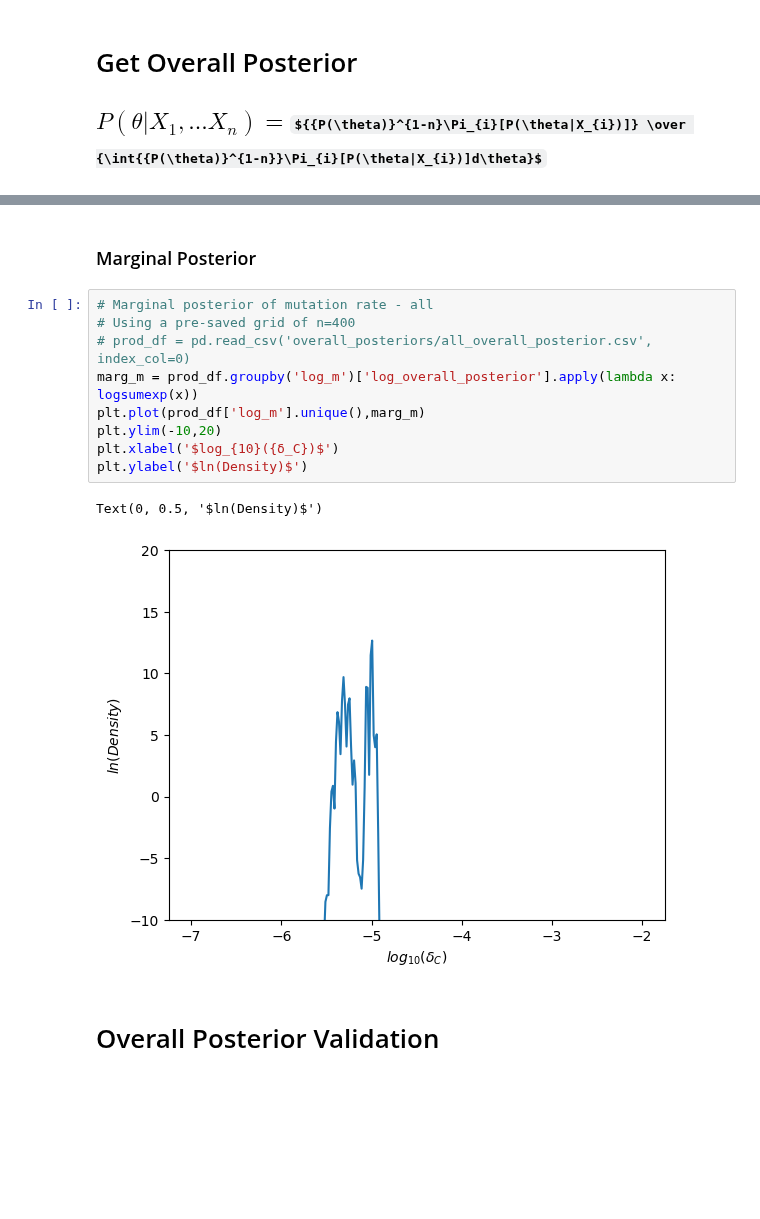
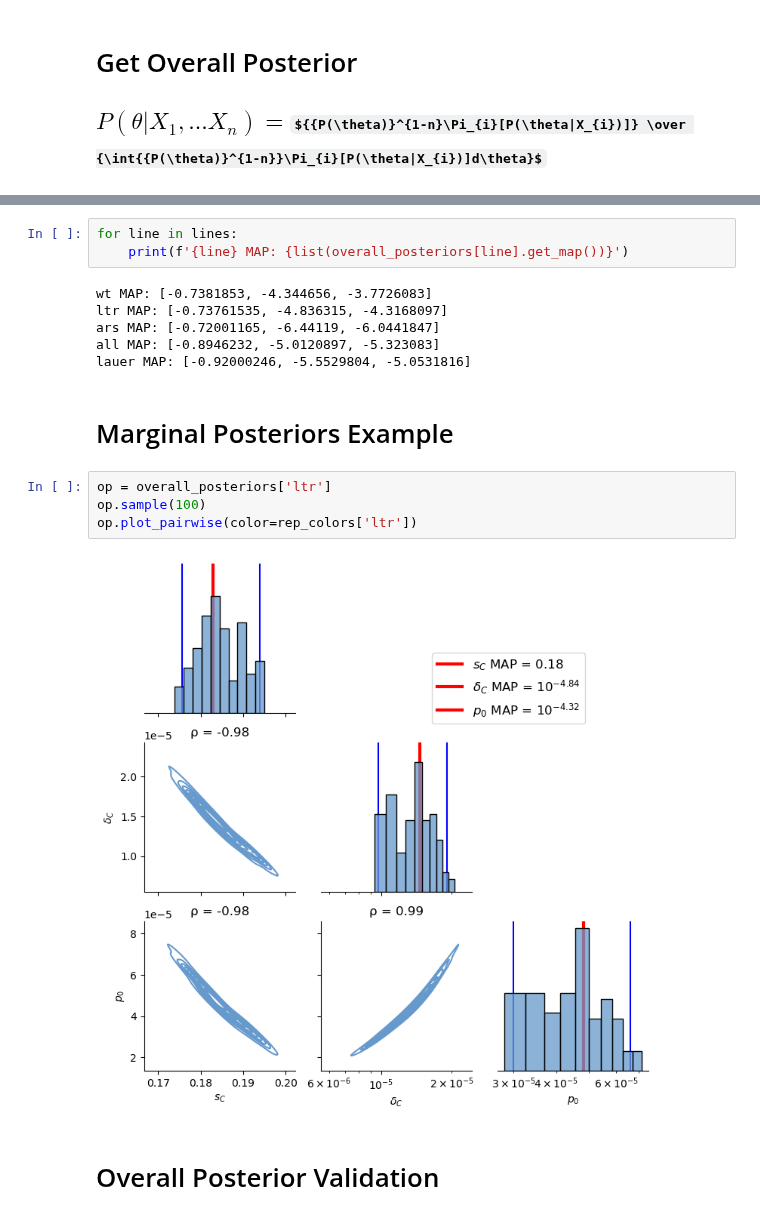
Before and after one commit to yoavram-lab/chuong_et_al, a Jupyter notebook: Overall Posterior.ipynb, the cells around one changed output, grey strips where cells are left out. Drawn from its saved outputs; the diff is of its cells as text; some formulas as TeX source; blank space fills up the shorter version.

```diff
--- a/Overall Posterior.ipynb
+++ b/Overall Posterior.ipynb
@@ -104,17 +40,20 @@ Wall time: 33min 9s
+# %%
+for line in lines:
+    print(f'{line} MAP: {list(overall_posteriors[line].get_map())}')
+# %% [output]
+wt MAP: [-0.7381853, -4.344656, -3.7726083]
+ltr MAP: [-0.73761535, -4.836315, -4.3168097]
+ars MAP: [-0.72001165, -6.44119, -6.0441847]
+all MAP: [-0.8946232, -5.0120897, -5.323083]
+lauer MAP: [-0.92000246, -5.5529804, -5.0531816]
 # %% [markdown]
-### Marginal Posterior
+# Marginal Posteriors Example
-# %%
-# Marginal posterior of mutation rate - all
-# Using a pre-saved grid of n=400
-# prod_df = pd.read_csv('overall_posteriors/all_overall_posterior.csv', index_col=0)
-marg_m = prod_df.groupby('log_m')['log_overall_posterior'].apply(lambda x: logsumexp(x))
-plt.plot(prod_df['log_m'].unique(),marg_m)
-plt.ylim(-10,20)
-plt.xlabel('$log_{10}({δ_C})$')
-plt.ylabel('$ln(Density)$')
-# %% [output]
-Text(0, 0.5, '$ln(Density)$')
-[figure, removed]
+# %%
+op = overall_posteriors['ltr']
+op.sample(100)
+op.plot_pairwise(color=rep_colors['ltr'])
+# %% [output]
+[figure, added]
 # %% [markdown]
 # Overall Posterior Validation
 # %% [markdown]
```
Also changed, not shown: parts of 23 cells of this notebook.
